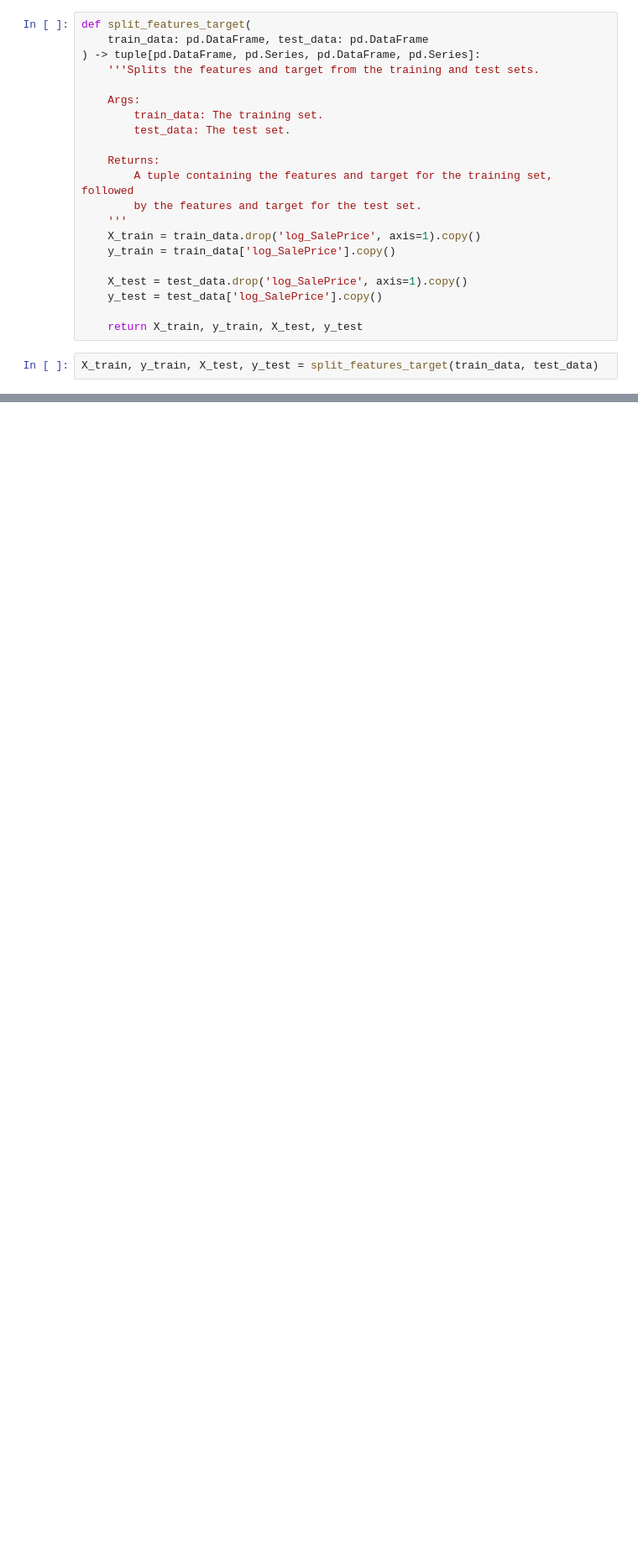
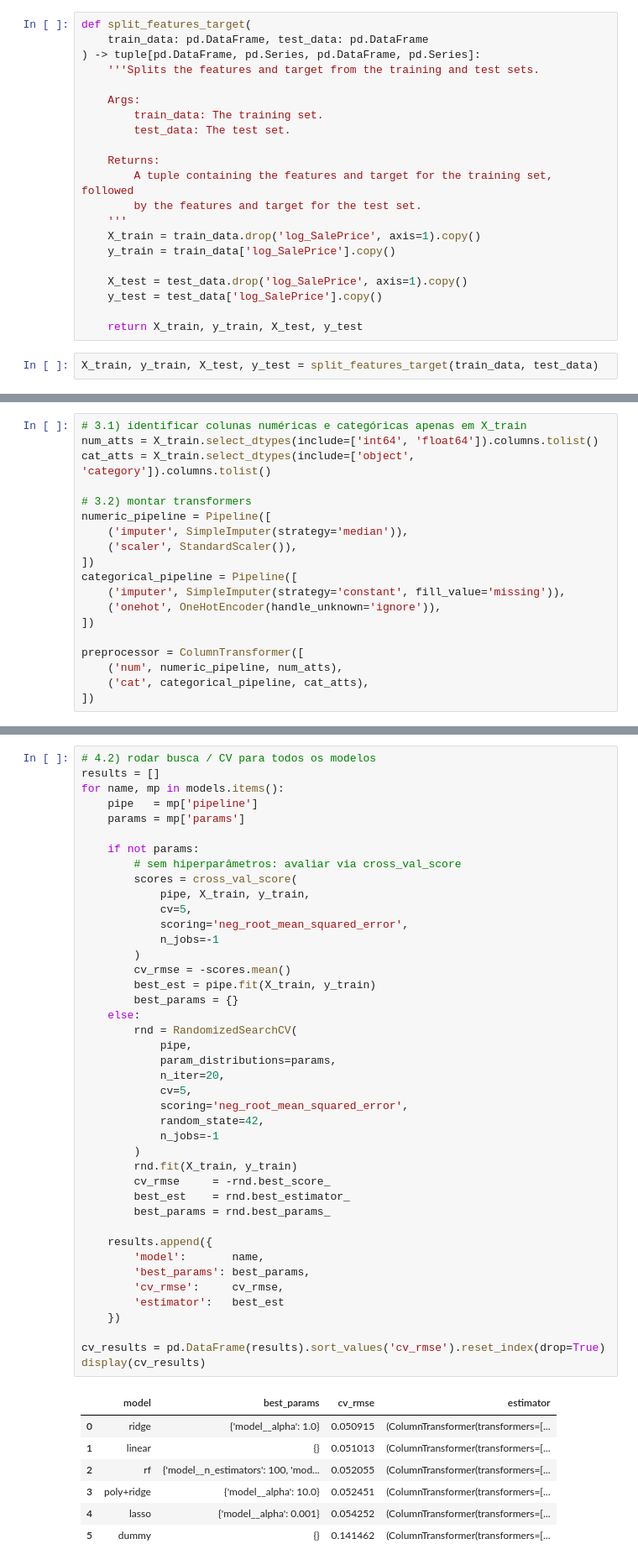
Before and after one commit to Joao-Pedro-Queiroz/projeto_ames, a Jupyter notebook: projeto.ipynb, the cells around one changed output, grey strips where cells are left out. Shown at 84% size. Cells and saved outputs as stored; diff of their text form; blank space fills up the shorter version.

```diff
--- a/projeto.ipynb
+++ b/projeto.ipynb
@@ -951,0 +967,19 @@ X_train, y_train, X_test, y_test = split_features_target(train_data, test_data)
+# %%
+# 3.1) identificar colunas numéricas e categóricas apenas em X_train
+num_atts = X_train.select_dtypes(include=['int64', 'float64']).columns.tolist()
+cat_atts = X_train.select_dtypes(include=['object', 'category']).columns.tolist()
+
+# 3.2) montar transformers
+numeric_pipeline = Pipeline([
+    ('imputer', SimpleImputer(strategy='median')),
+    ('scaler', StandardScaler()),
+])
+categorical_pipeline = Pipeline([
+    ('imputer', SimpleImputer(strategy='constant', fill_value='missing')),
+    ('onehot', OneHotEncoder(handle_unknown='ignore')),
+])
+
+preprocessor = ColumnTransformer([
+    ('num', numeric_pipeline, num_atts),
+    ('cat', categorical_pipeline, cat_atts),
+])
@@ -951,0 +1030,50 @@ X_train, y_train, X_test, y_test = split_features_target(train_data, test_data)
+# %%
+# 4.2) rodar busca / CV para todos os modelos
+results = []
+for name, mp in models.items():
+    pipe   = mp['pipeline']
+    params = mp['params']
+
+    if not params:
+        # sem hiperparâmetros: avaliar via cross_val_score
+        scores = cross_val_score(
+            pipe, X_train, y_train,
+            cv=5,
+            scoring='neg_root_mean_squared_error',
+            n_jobs=-1
+        )
+        cv_rmse = -scores.mean()
+        best_est = pipe.fit(X_train, y_train)
+        best_params = {}
+    else:
+        rnd = RandomizedSearchCV(
+            pipe,
+            param_distributions=params,
+            n_iter=20,
+            cv=5,
+            scoring='neg_root_mean_squared_error',
+            random_state=42,
+            n_jobs=-1
+        )
+        rnd.fit(X_train, y_train)
+        cv_rmse     = -rnd.best_score_
+        best_est    = rnd.best_estimator_
+        best_params = rnd.best_params_
+
+    results.append({
+        'model':       name,
+        'best_params': best_params,
+        'cv_rmse':     cv_rmse,
+        'estimator':   best_est
+    })
+
+cv_results = pd.DataFrame(results).sort_values('cv_rmse').reset_index(drop=True)
+display(cv_results)
+# %% [output]
+|  | model | best_params | cv_rmse | estimator |
+| 0 | ridge | {'model__alpha': 1.0} | 0.050915 | (ColumnTransformer(transformers=[... |
+| 1 | linear | {} | 0.051013 | (ColumnTransformer(transformers=[... |
+| 2 | rf | {'model__n_estimators': 100, 'mod... | 0.052055 | (ColumnTransformer(transformers=[... |
+| 3 | poly+ridge | {'model__alpha': 10.0} | 0.052451 | (ColumnTransformer(transformers=[... |
+| 4 | lasso | {'model__alpha': 0.001} | 0.054252 | (ColumnTransformer(transformers=[... |
+| 5 | dummy | {} | 0.141462 | (ColumnTransformer(transformers=[... |
```
Also changed, not shown: parts of 6 cells of this notebook.
